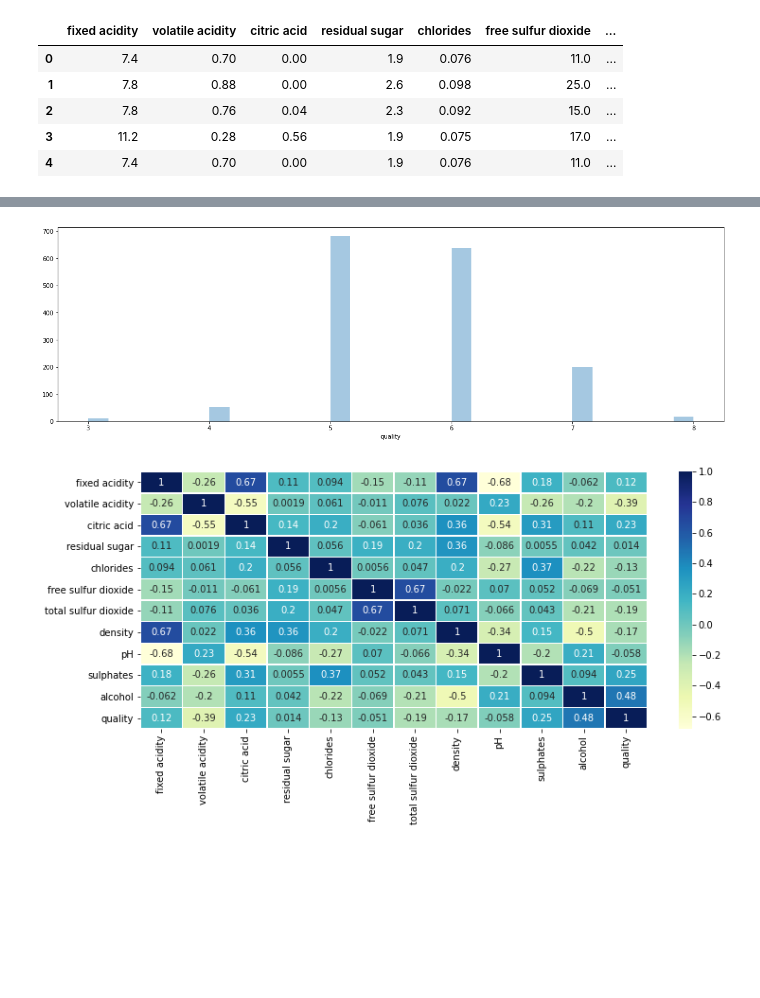
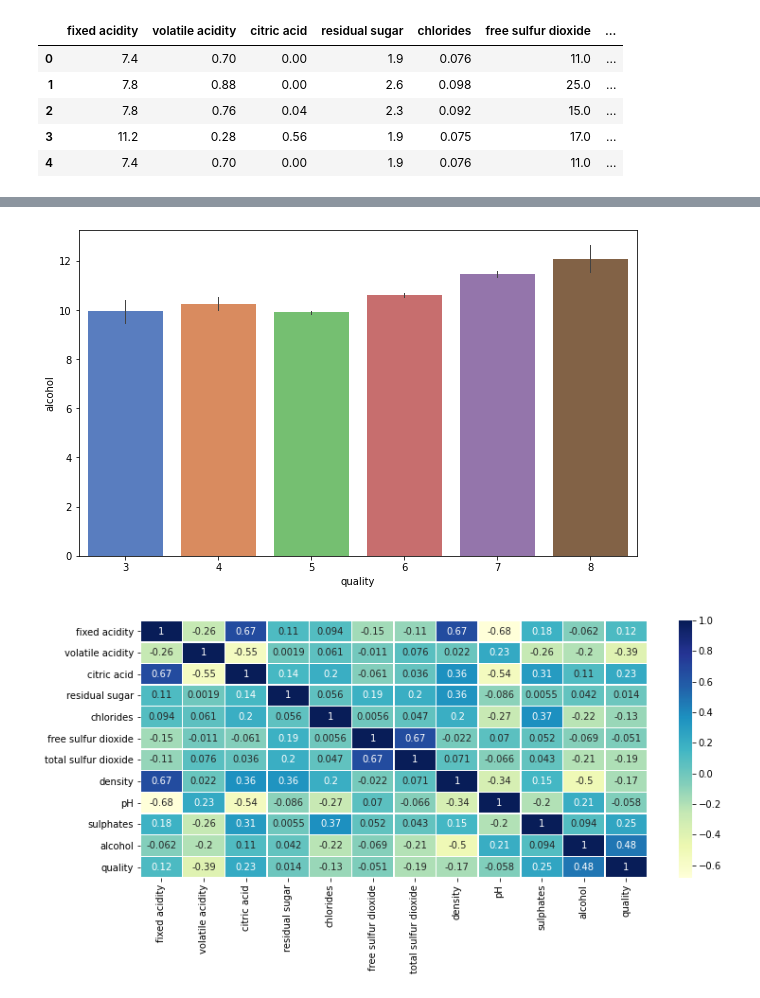
Before and after one commit to NihalShriv/ML-Libs-Learning, a Jupyter notebook: Projects/RedWine.ipynb, the cells around one changed output, grey strips where cells are left out. Drawn from its saved outputs; the diff is of its cells as text; code cells hidden in the pictures; blank space fills up the shorter version.

```diff
--- a/Projects/RedWine.ipynb
+++ b/Projects/RedWine.ipynb
@@ -51,11 +51,11 @@ Data columns (total 12 columns):
 dtypes: float64(11), int64(1)
 memory usage: 150.0 KB
 # %%
-plt.figure(figsize=(20,6))
-sns.distplot(df['quality'], kde=False)
+plt.figure(figsize=(10,6))
+sns.barplot(x='quality', y='alcohol', data=df, palette='muted', errwidth=1)
 plt.show()
 # %% [output]
-[figure, old version]
+[figure, new version]
 # %%
 plt.figure(figsize=(12,5))
 sns.heatmap(df.corr(), linewidths=.5, annot=True, cmap='YlGnBu')
```
Also changed, not shown: parts of 7 cells of this notebook.
